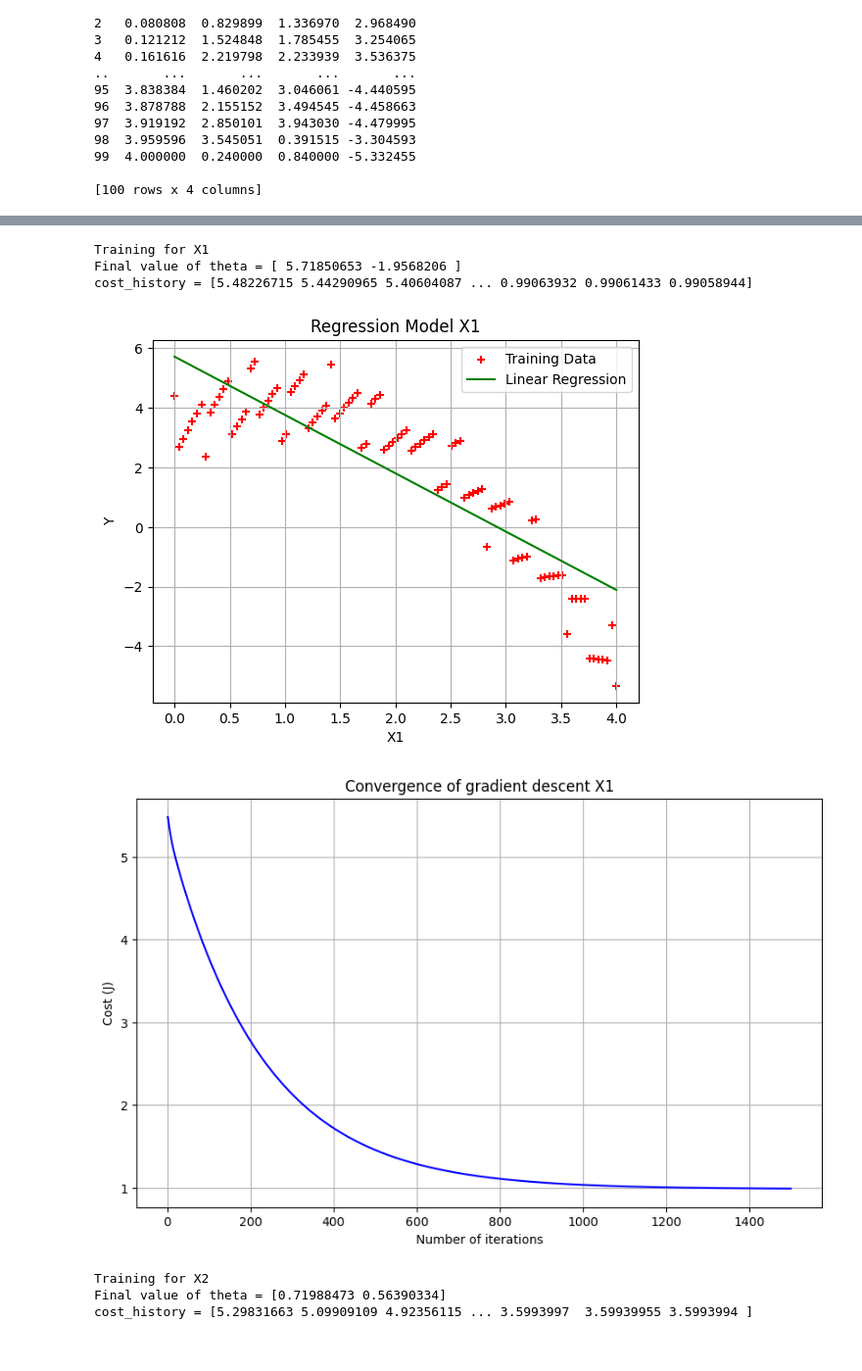
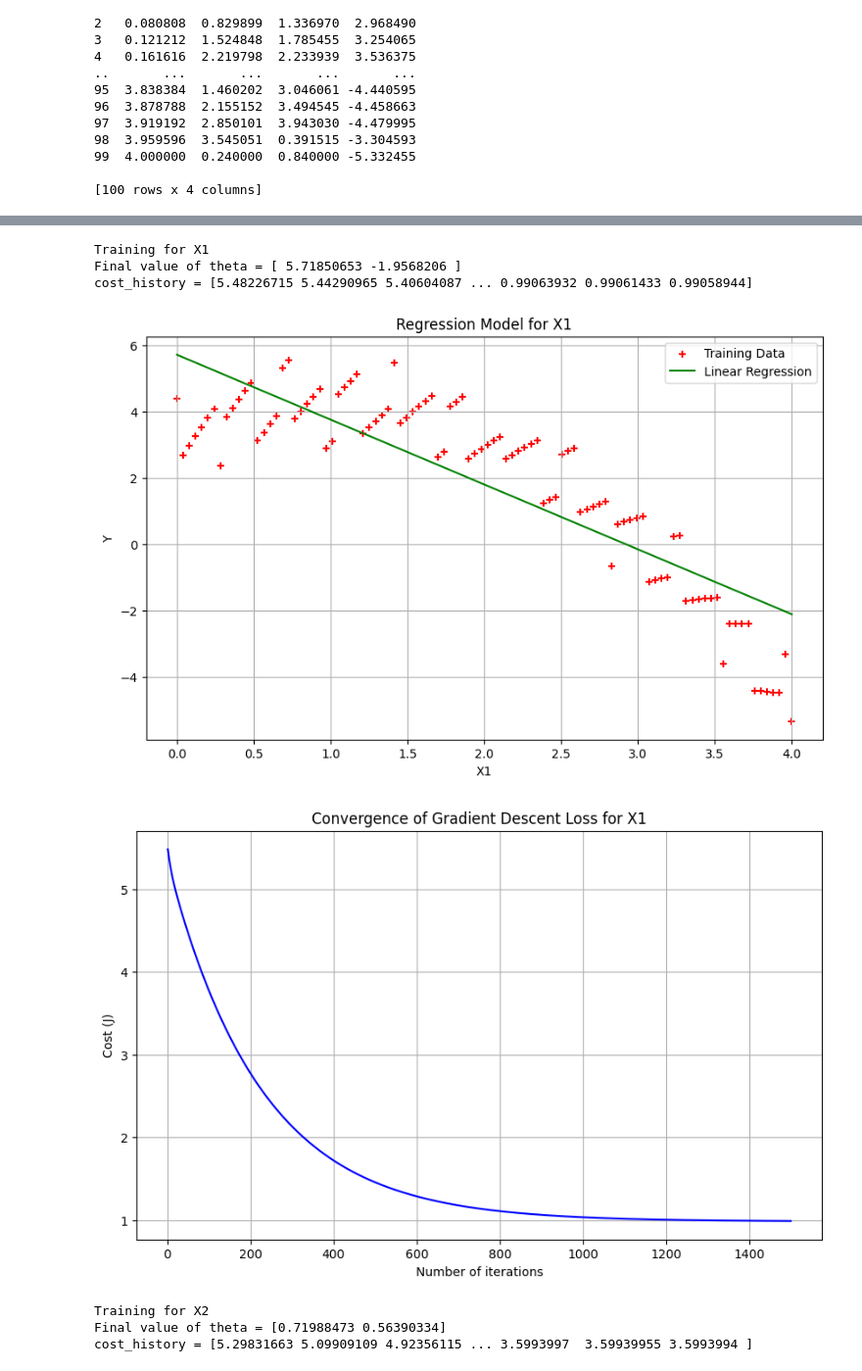
Before and after one commit to mayatahir/ECGR-5105, a Jupyter notebook: HW1/homework_1.ipynb, the cells around one changed output, grey strips where cells are left out. Shown: that part at 98% size. Saved outputs shown, nothing was run; the diff lists cells and outputs as text; code cells hidden in the pictures.

```diff
--- a/HW1/homework_1.ipynb
+++ b/HW1/homework_1.ipynb
@@ -149,32 +150,32 @@ Develop a code that run linear regression with a gradient descent algorithm for
 # %%
 vars = ['X1', 'X2', 'X3'] # list of X strings
-alpha_dict = {'X1':0.01, 'X2':0.01, 'X3':0.01} # {'X1':0.1, 'X2':0.1, 'X3':0.1}
+alpha_dict = {'X1':0.01, 'X2':0.01, 'X3':0.01} # can explore by changing alpha value
 
 for var in vars:
     X = df[var].to_numpy()
     y = df['Y'].to_numpy()
     m = len(y)  # Number of training examples
 
     X_0 = np.ones((m, 1))
     X_1 = X.reshape(m, 1)
     X = np.hstack((X_0, X_1))
 
     theta = [0., 0.]
     iterations = 1500
     alpha = alpha_dict[var]
 
     theta, cost_history = gradient_descent(X, y, theta, alpha, iterations)
     print('Training for ' + var)
     print('Final value of theta =', theta)
     print('cost_history =', cost_history)
-    plot_model(X, y, theta, var, 'Y', 'Regression Model ' + var)
-    plot_loss(cost_history, 'Convergence of gradient descent ' + var)
+    plot_model(X, y, theta, var, 'Y', 'Regression Model for ' + var)
+    plot_loss(cost_history, 'Convergence of Gradient Descent Loss for ' + var)
 # %% [output]
 Training for X1
 Final value of theta = [ 5.71850653 -1.9568206 ]
 cost_history = [5.48226715 5.44290965 5.40604087 ... 0.99063932 0.99061433 0.99058944]
-[figure, old version]
+[figure, new version]
-[figure, old version]
+[figure, new version]
 Training for X2
 Final value of theta = [0.71988473 0.56390334]
 cost_history = [5.29831663 5.09909109 4.92356115 ... 3.5993997  3.59939955 3.5993994 ]
```
Also changed, not shown: parts of 5 cells of this notebook.
